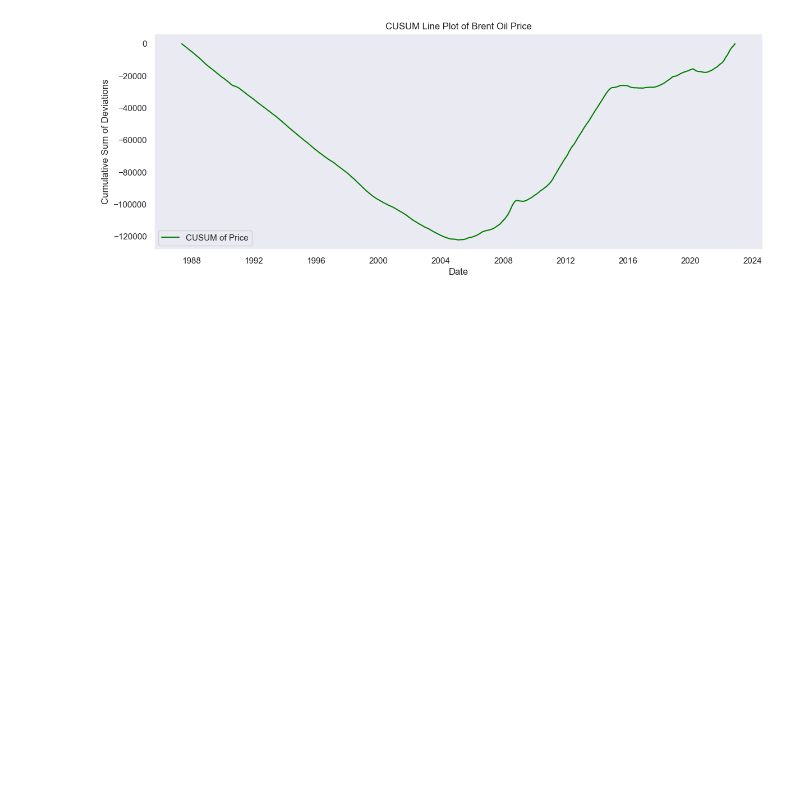
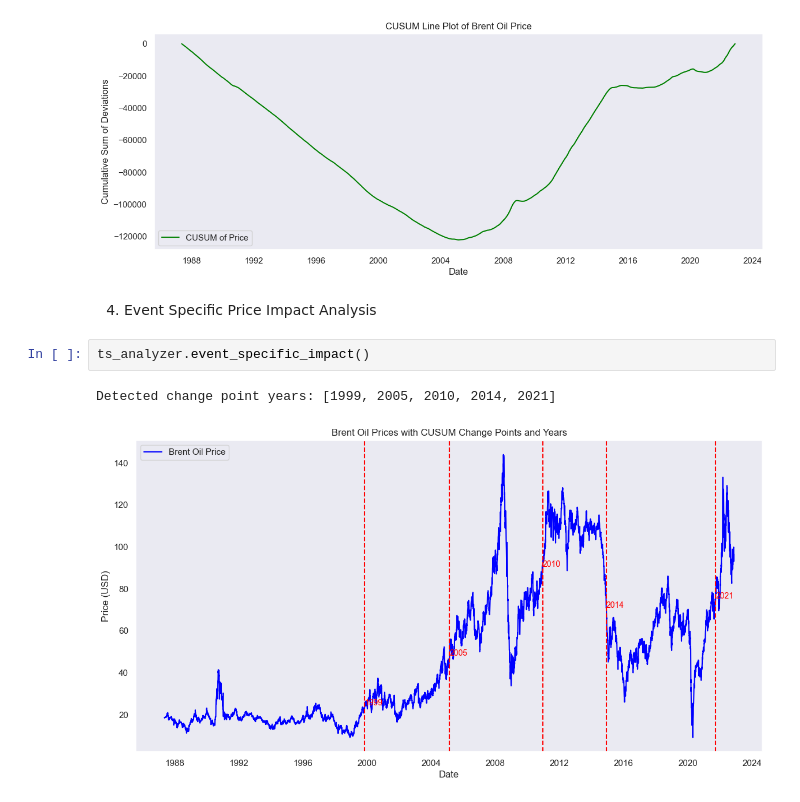
Before and after one commit to WildCayote/Brent-Oil-Market-Dynamics, a Jupyter notebook: notebooks/price_analysis.ipynb, the cells around one changed output. Cells and saved outputs as stored; diff of their text form; blank space fills up the shorter version.

Commit message:
Feat: Perfomed event specific impact

```diff
--- a/notebooks/price_analysis.ipynb
+++ b/notebooks/price_analysis.ipynb
@@ -183,3 +183,10 @@ ts_analyzer.analyze_seasonality()
 ts_analyzer.cummlative_sum_analysis()
 # %% [output]
 [figure]
+# %% [markdown]
+4) Event Specific Price Impact Analysis
+# %%
+ts_analyzer.event_specific_impact()
+# %% [output]
+Detected change point years: [1999, 2005, 2010, 2014, 2021]
+[figure, added]
```
Also changed, not shown: 1 other file.
